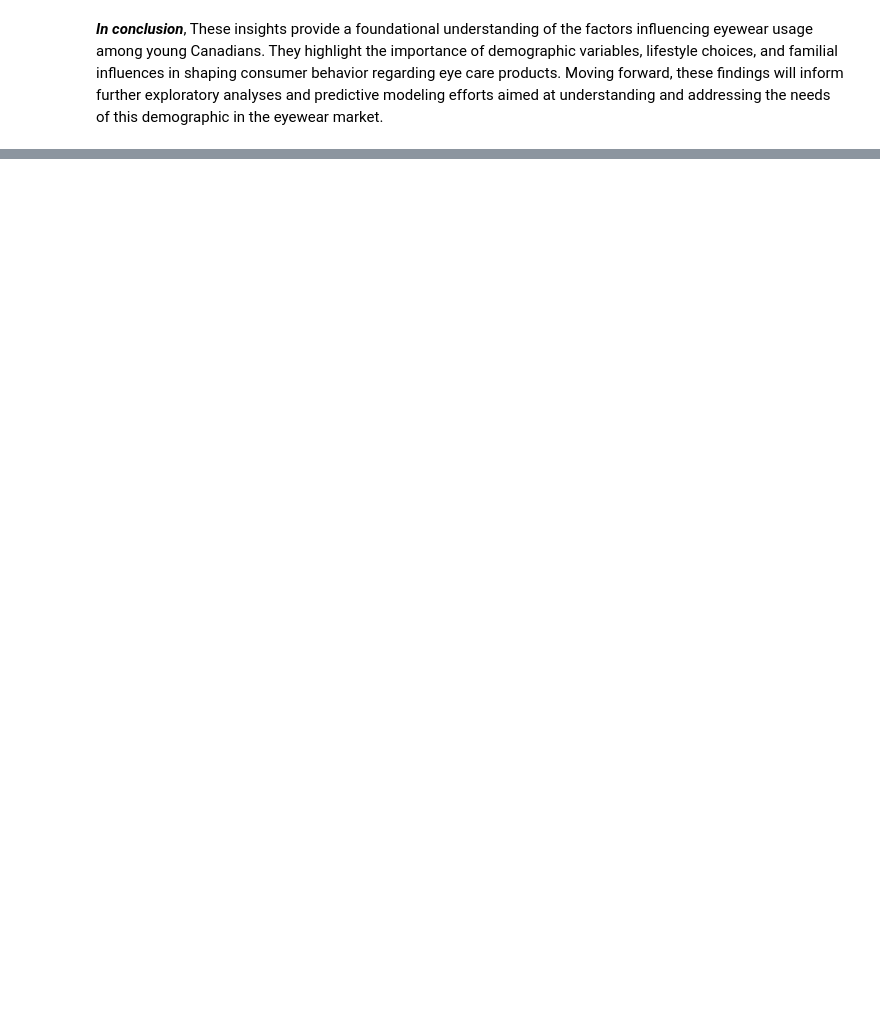
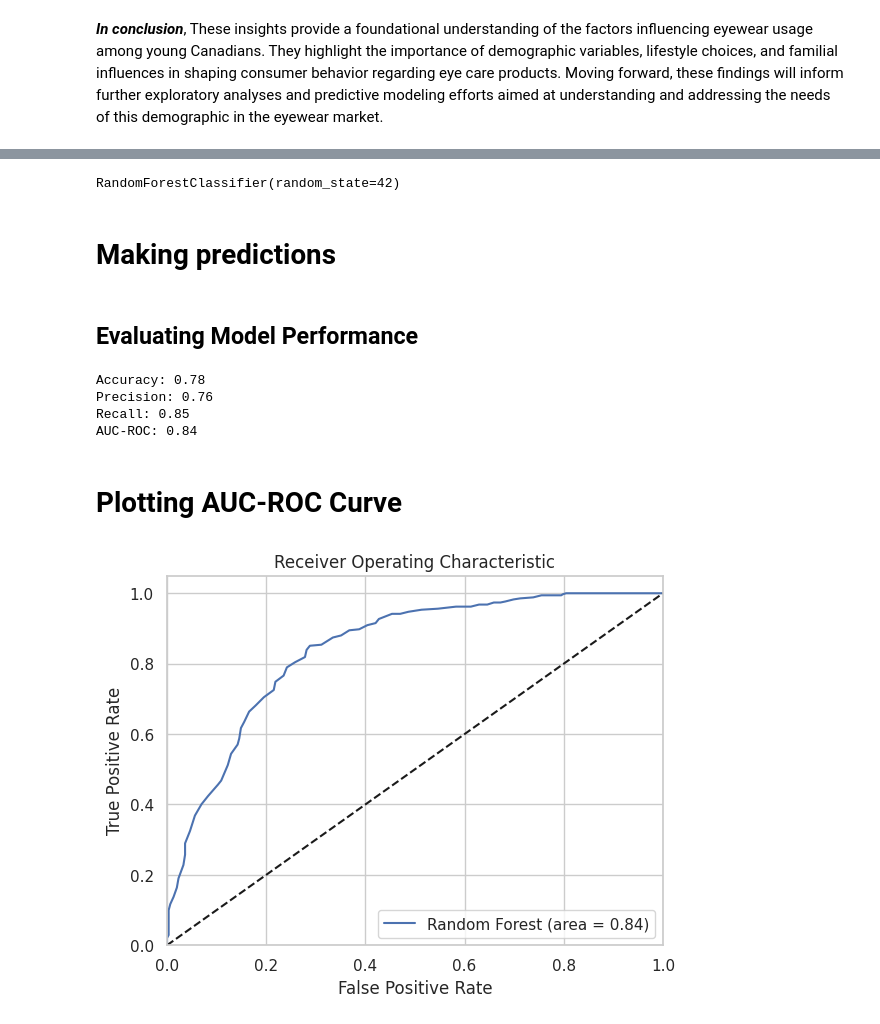
Before and after one commit to MphoPetunia/SpecsSurveyData, a Jupyter notebook: companyproject.ipynb, the cells around one changed output, grey strips where cells are left out. Saved outputs shown, nothing was run; the diff lists cells and outputs as text; code cells hidden in the pictures; blank space fills up the shorter version.

```diff
--- a/companyproject.ipynb
+++ b/companyproject.ipynb
@@ -289,0 +324,3 @@ dtype: object
+# %%
+X_train, X_test, y_train, y_test = train_test_split(features, target, test_size=0.2, random_state=42)
+#The dataset is divided into training (80%) and testing (20%) sets. The training set is used to train the model, while the testing set evaluates its performance.
@@ -289,0 +336,3 @@ dtype: object
+# %%
+model = RandomForestClassifier(random_state=42)
+#A Random Forest Classifier is selected for this binary classification task. Random Forests are effective for handling complex datasets with multiple features.
@@ -289,0 +341,7 @@ dtype: object
+# %%
+model.fit(X_train, y_train)
+#The model is trained on the training data using the fit method
+# %% [output]
+RandomForestClassifier(random_state=42)
+# %% [markdown]
+# **Making predictions**
@@ -289,0 +351,34 @@ dtype: object
+# %% [markdown]
+## **Evaluating Model Performance**
+# %%
+accuracy = accuracy_score(y_test, y_pred)
+precision = precision_score(y_test, y_pred)
+recall = recall_score(y_test, y_pred)
+roc_auc = roc_auc_score(y_test, model.predict_proba(X_test)[:, 1])
+#Various metrics are calculated to evaluate how well the model performed
+
+print(f'Accuracy: {accuracy:.2f}')
+print(f'Precision: {precision:.2f}')
+print(f'Recall: {recall:.2f}')
+print(f'AUC-ROC: {roc_auc:.2f}')
+# %% [output]
+Accuracy: 0.78
+Precision: 0.76
+Recall: 0.85
+AUC-ROC: 0.84
+# %% [markdown]
+# **Plotting AUC-ROC Curve**
+# %%
+fpr, tpr, _ = roc_curve(y_test, model.predict_proba(X_test)[:, 1])
+plt.plot(fpr, tpr, label='Random Forest (area = %0.2f)' % roc_auc)
+plt.plot([0, 1], [0, 1], 'k--')
+plt.xlim([0.0, 1.0])
+plt.ylim([0.0, 1.05])
+plt.xlabel('False Positive Rate')
+plt.ylabel('True Positive Rate')
+plt.title('Receiver Operating Characteristic')
+plt.legend(loc="lower right")
+plt.show()
+#This section generates an AUC-ROC curve plot to visualize the trade-off between true positive rates and false positive rates at various thresholds
+# %% [output]
+[figure, added]
```
Also changed, not shown: parts of 18 cells of this notebook.
